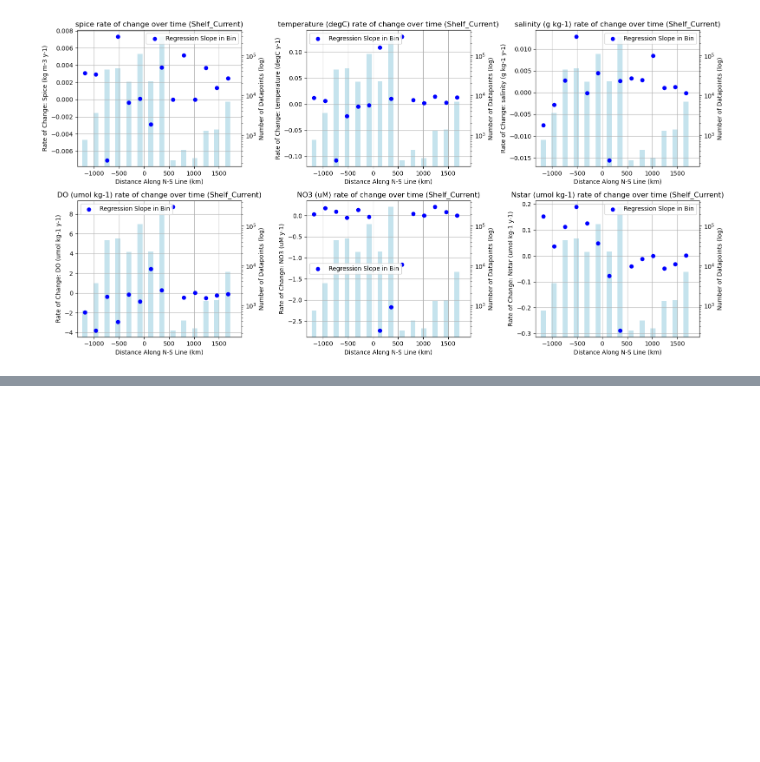
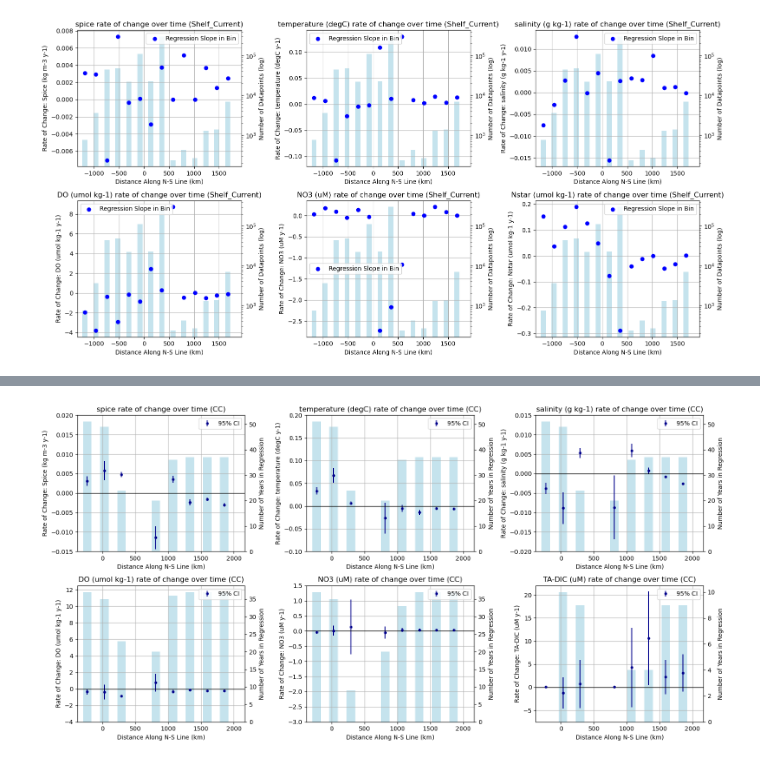
Before and after one commit to SalishSeaCast/analysis-griffon, a Jupyter notebook: notebooks/CaliforniaCurrentAnalysis/CurrentAnalysis_ObservedTrend.ipynb, the cells around one changed output, grey strips where cells are left out. Cells and saved outputs as stored; diff of their text form; code cells hidden in the pictures; blank space fills up the shorter version.

```diff
--- a/notebooks/CaliforniaCurrentAnalysis/CurrentAnalysis_ObservedTrend.ipynb
+++ b/notebooks/CaliforniaCurrentAnalysis/CurrentAnalysis_ObservedTrend.ipynb
@@ -482,0 +606,11 @@ plt.tight_layout()
+# %%
+fig, ax = plt.subplots(2,3, figsize=(16, 8))
+plot_ratediff_NS_CI('spice', 'CC', (0,0))
+plot_ratediff_NS_CI('temperature (degC)', 'CC', (0,1))
+plot_ratediff_NS_CI('salinity (g kg-1)', 'CC', (0,2))
+plot_ratediff_NS_CI('DO (umol kg-1)', 'CC', (1,0))
+plot_ratediff_NS_CI('NO3 (uM)', 'CC', (1,1))
+plot_ratediff_NS_CI('TA-DIC (uM)', 'CC', (1,2))
+plt.tight_layout()
+# %% [output]
+[figure, added]
```
Also changed, not shown: parts of 8 cells of this notebook, 33 other files.
